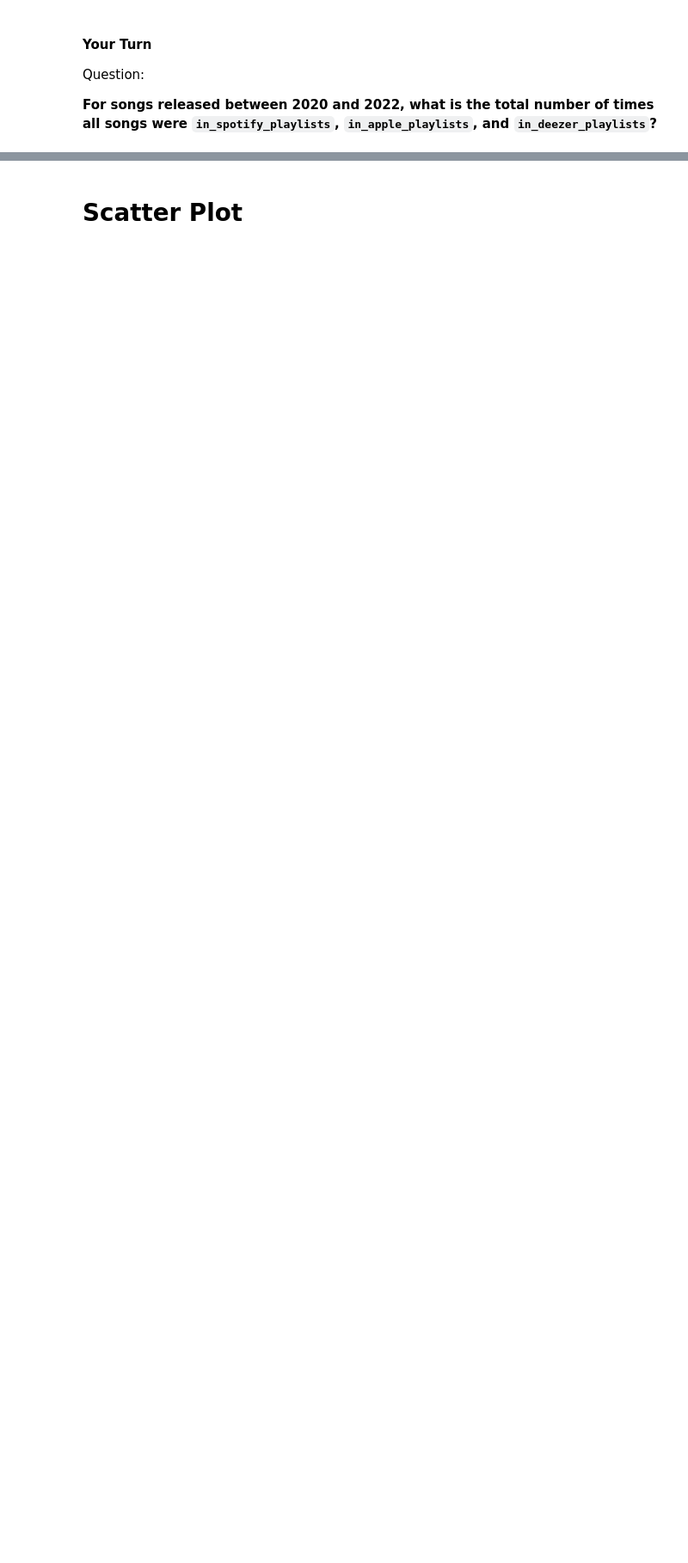
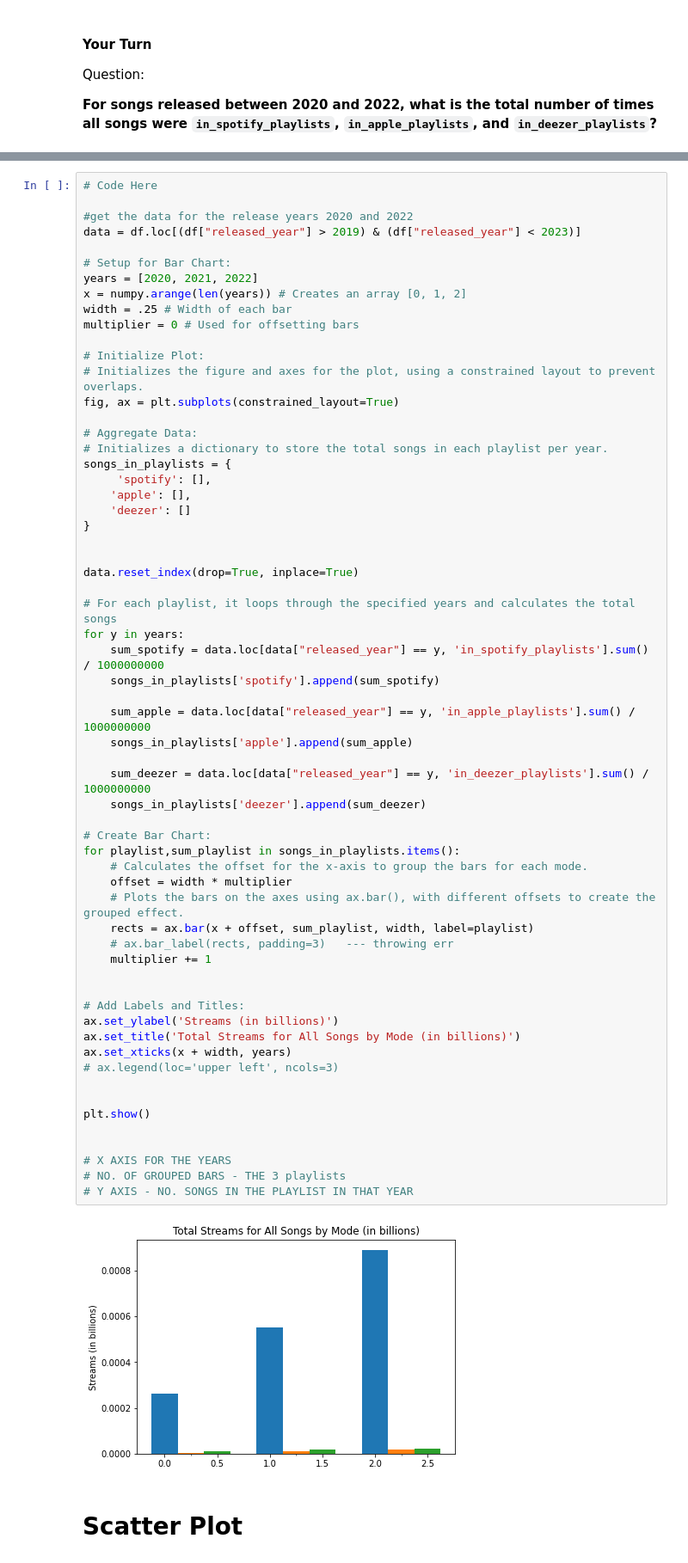
Before and after one commit to LSHAlluri/data-analysis-projects-class-19-and-20, a Jupyter notebook: class-19/exercises/data-viz-exercises.ipynb, the cells around one changed output, grey strips where cells are left out. Shown: that part at 86% size. Drawn from its saved outputs; the diff is of its cells as text; blank space fills up the shorter version.

```diff
--- a/class-19/exercises/data-viz-exercises.ipynb
+++ b/class-19/exercises/data-viz-exercises.ipynb
@@ -364,3 +382,66 @@ Question:
+# %%
+# Code Here
+
+#get the data for the release years 2020 and 2022
+data = df.loc[(df["released_year"] > 2019) & (df["released_year"] < 2023)]
+
+# Setup for Bar Chart:
+years = [2020, 2021, 2022]
+x = numpy.arange(len(years)) # Creates an array [0, 1, 2]
+width = .25 # Width of each bar
+multiplier = 0 # Used for offsetting bars
+
+# Initialize Plot:
+# Initializes the figure and axes for the plot, using a constrained layout to prevent overlaps.
+fig, ax = plt.subplots(constrained_layout=True)
+
+# Aggregate Data:
+# Initializes a dictionary to store the total songs in each playlist per year.
+songs_in_playlists = {
+     'spotify': [],
+    'apple': [],
+    'deezer': []
+}
+
+
+data.reset_index(drop=True, inplace=True)
+
+# For each playlist, it loops through the specified years and calculates the total songs
+for y in years:
+    sum_spotify = data.loc[data["released_year"] == y, 'in_spotify_playlists'].sum() / 1000000000
+    songs_in_playlists['spotify'].append(sum_spotify)
+
+    sum_apple = data.loc[data["released_year"] == y, 'in_apple_playlists'].sum() / 1000000000
+    songs_in_playlists['apple'].append(sum_apple)
+
+    sum_deezer = data.loc[data["released_year"] == y, 'in_deezer_playlists'].sum() / 1000000000
+    songs_in_playlists['deezer'].append(sum_deezer)
+
+# Create Bar Chart:
+for playlist,sum_playlist in songs_in_playlists.items():
+    # Calculates the offset for the x-axis to group the bars for each mode.
+    offset = width * multiplier
+    # Plots the bars on the axes using ax.bar(), with different offsets to create the grouped effect.
+    rects = ax.bar(x + offset, sum_playlist, width, label=playlist)
+	# ax.bar_label(rects, padding=3)   --- throwing err
+    multiplier += 1
+
+
+# Add Labels and Titles:
+ax.set_ylabel('Streams (in billions)')
+ax.set_title('Total Streams for All Songs by Mode (in billions)')
+ax.set_xticks(x + width, years)
+# ax.legend(loc='upper left', ncols=3)
+
+
+plt.show()
+
+
+# X AXIS FOR THE YEARS
+# NO. OF GROUPED BARS - THE 3 playlists
+# Y AXIS - NO. SONGS IN THE PLAYLIST IN THAT YEAR
+# %% [output]
+[figure, added]
 # %% [markdown]
 # Scatter Plot
 # %% [markdown]
```
Also changed, not shown: parts of 3 cells of this notebook.
